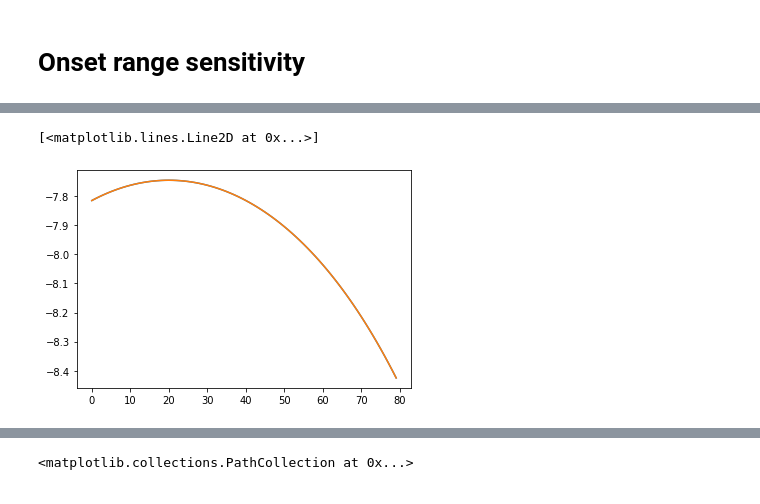
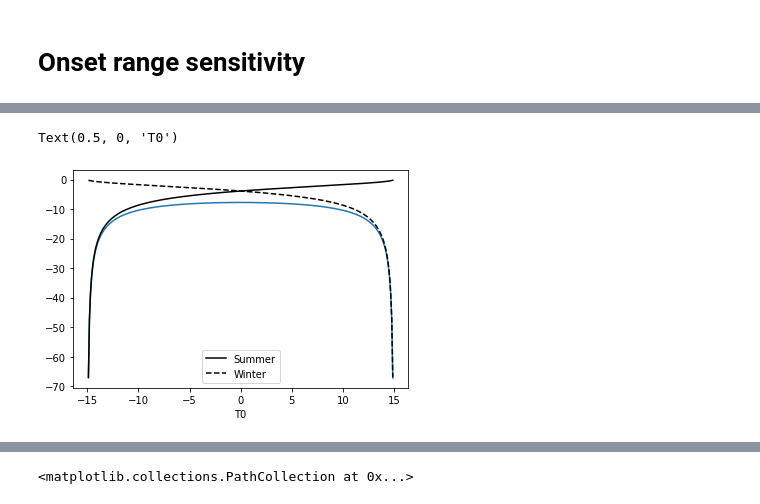
Before and after one commit to andersonsam/cnn_lstm_interpret, a Jupyter notebook: sine_sensitivity.ipynb, the cells around one changed output, grey strips where cells are left out. Saved outputs shown, nothing was run; the diff lists cells and outputs as text; code cells hidden in the pictures.

Commit message:
Fraction sensitivity from winter/summer warming

```diff
--- a/sine_sensitivity.ipynb
+++ b/sine_sensitivity.ipynb
@@ -297,0 +339,36 @@ plt.plot(t, np.zeros(len(t)), 'k--')
+# %%
+#"Lloydminster-like"
+T = 15
+T0 = 2.5
+sigma_s = 10
+sigma_w = 8
+
+omega = 2*np.pi / 365
+phi = 0
+
+A =  0.25 * ( sigma_s + sigma_w )
+B =  0.25 * ( sigma_s - sigma_w ) + T
+C = -0.25 * ( sigma_s + sigma_w )
+D =  0.25 * (-sigma_s + sigma_w ) + T
+
+t = np.arange(365)
+
+Tmean1 = T0 - T*np.sin(omega*t - phi)
+
+#"Lloydminster-like"
+T = 15
+T0 = 7.5
+sigma_s = 10
+sigma_w = 8
+
+omega = 2*np.pi / 365
+phi = 0
+
+A =  0.25 * ( sigma_s + sigma_w )
+B =  0.25 * ( sigma_s - sigma_w ) + T
+C = -0.25 * ( sigma_s + sigma_w )
+D =  0.25 * (-sigma_s + sigma_w ) + T
+
+t = np.arange(365)
+
+Tmean2 = T0 - T*np.sin(omega*t - phi)
@@ -298,7 +398,7 @@ plt.plot(t, np.zeros(len(t)), 'k--')
 # %%
 #multiple T0s
 
-T0s = np.arange(-2,6,0.1)
+T0s = np.arange(-15,15,0.1)
 Dsnow = np.zeros(len(T0s))
 dDsnow_dT0 = np.zeros(len(T0s))
 dDsnowmean_dT0 = np.zeros(len(T0s))
@@ -387,6 +487,9 @@ Ts, Tw, T, T0, Ts - Tw, (Ts + Tw)/2
 # %%
-plt.plot(dDsnowmean_dT0)
-plt.plot(dDsnowmean_dTs+dDsnowmean_dTw)
+plt.plot(T0s,dDsnowmean_dT0)
+plt.plot(T0s,dDsnowmean_dTs, 'k', label = 'Summer')
+plt.plot(T0s,dDsnowmean_dTw, 'k--', label = 'Winter')
+plt.legend()
+plt.xlabel('T0')
 # %% [output]
-[<matplotlib.lines.Line2D at 0x...>]
+Text(0.5, 0, 'T0')
-[figure, old version]
+[figure, new version]
```
Also changed, not shown: parts of 27 cells of this notebook.
